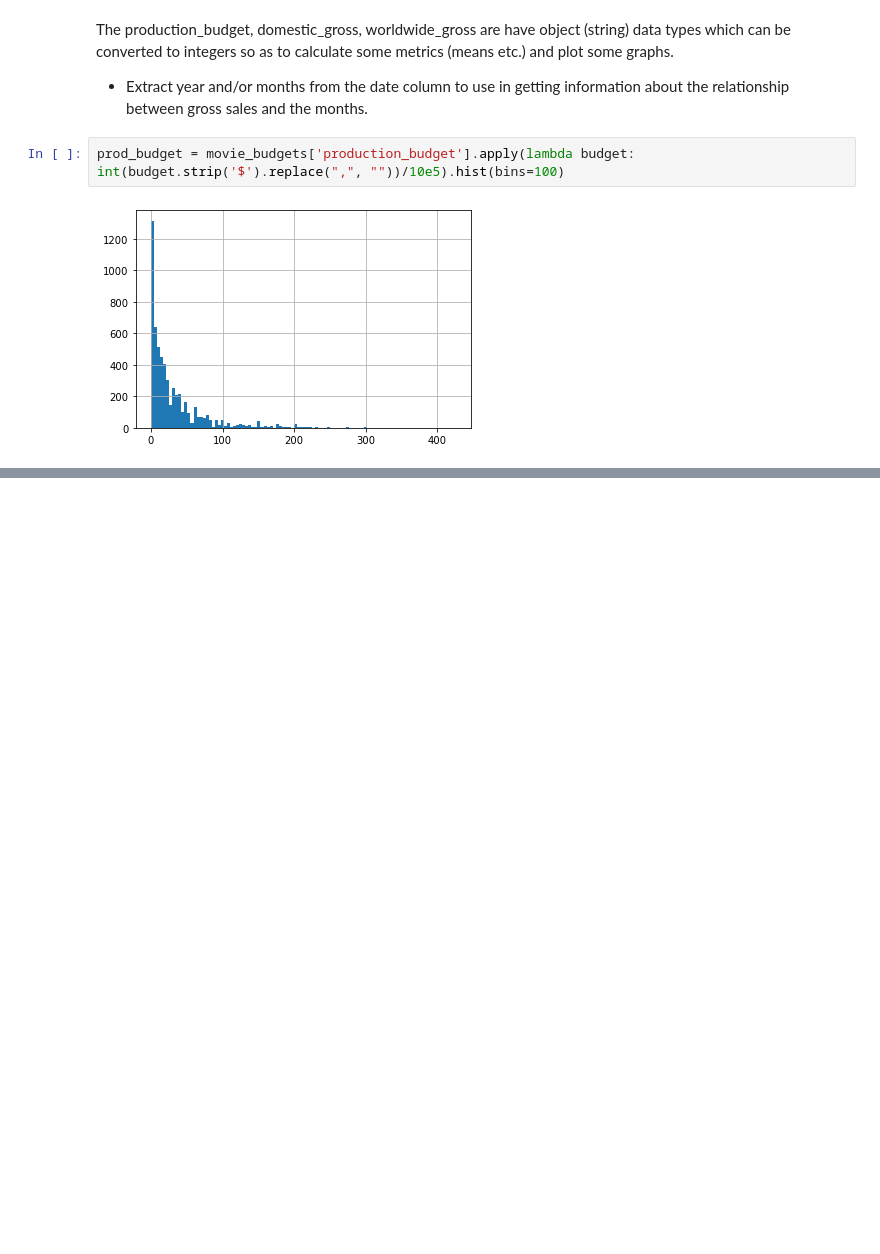
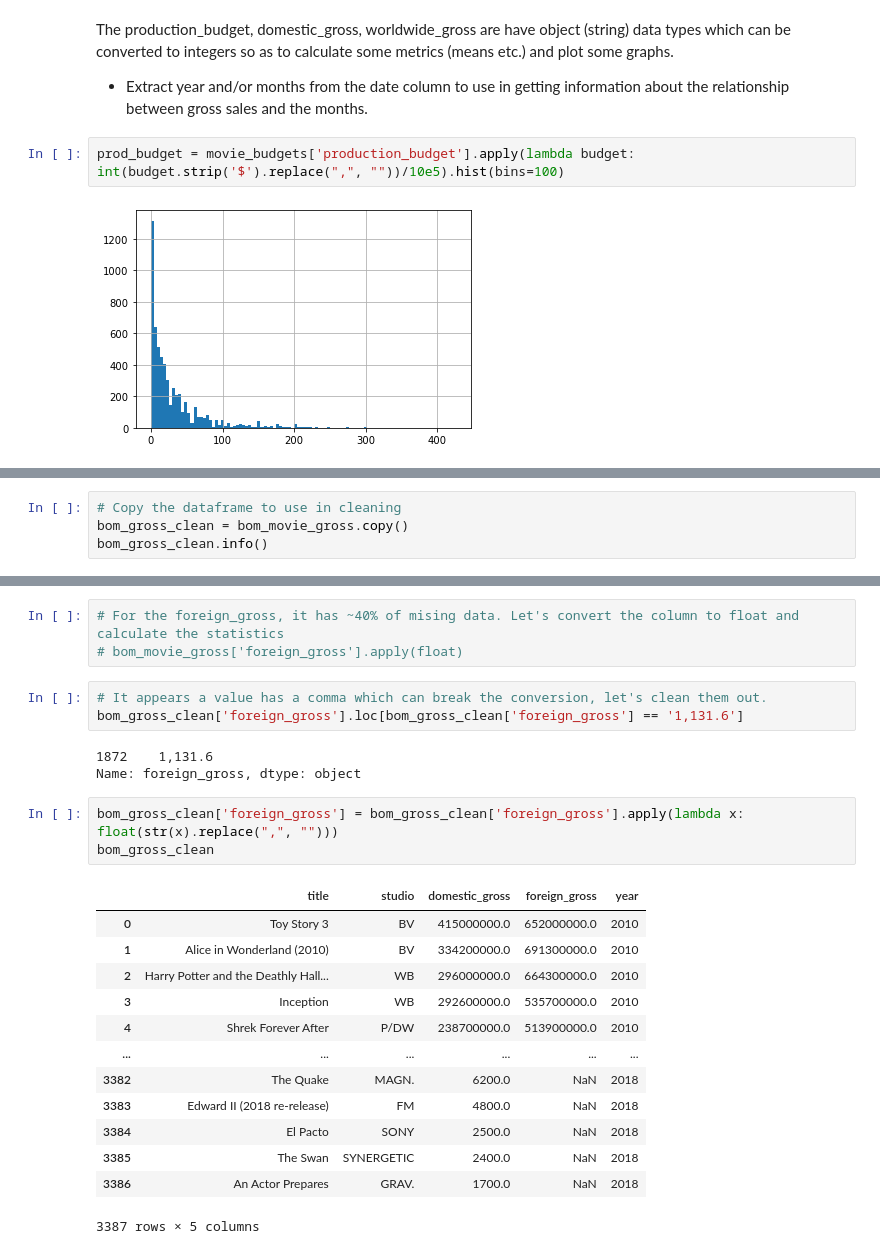
Before and after one commit to KingMaina/Microsoft-Movie-Analysis, a Jupyter notebook: student.ipynb, the cells around one changed output, grey strips where cells are left out. Drawn from its saved outputs; the diff is of its cells as text; blank space fills up the shorter version.

```diff
--- a/student.ipynb
+++ b/student.ipynb
@@ -681,0 +702,4 @@ prod_budget = movie_budgets['production_budget'].apply(lambda budget: int(budget
+# %%
+# Copy the dataframe to use in cleaning
+bom_gross_clean = bom_movie_gross.copy()
+bom_gross_clean.info()
@@ -681,0 +839,26 @@ prod_budget = movie_budgets['production_budget'].apply(lambda budget: int(budget
+# %%
+# For the foreign_gross, it has ~40% of mising data. Let's convert the column to float and calculate the statistics
+# bom_movie_gross['foreign_gross'].apply(float)
+# %%
+# It appears a value has a comma which can break the conversion, let's clean them out.
+bom_gross_clean['foreign_gross'].loc[bom_gross_clean['foreign_gross'] == '1,131.6']
+# %% [output]
+1872    1,131.6
+Name: foreign_gross, dtype: object
+# %%
+bom_gross_clean['foreign_gross'] = bom_gross_clean['foreign_gross'].apply(lambda x: float(str(x).replace(",", "")))
+bom_gross_clean
+# %% [output]
+|  | title | studio | domestic_gross | foreign_gross | year |
+| 0 | Toy Story 3 | BV | 415000000.0 | 652000000.0 | 2010 |
+| 1 | Alice in Wonderland (2010) | BV | 334200000.0 | 691300000.0 | 2010 |
+| 2 | Harry Potter and the Deathly Hall... | WB | 296000000.0 | 664300000.0 | 2010 |
+| 3 | Inception | WB | 292600000.0 | 535700000.0 | 2010 |
+| 4 | Shrek Forever After | P/DW | 238700000.0 | 513900000.0 | 2010 |
+| ... | ... | ... | ... | ... | ... |
+| 3382 | The Quake | MAGN. | 6200.0 | NaN | 2018 |
+| 3383 | Edward II (2018 re-release) | FM | 4800.0 | NaN | 2018 |
+| 3384 | El Pacto | SONY | 2500.0 | NaN | 2018 |
+| 3385 | The Swan | SYNERGETIC | 2400.0 | NaN | 2018 |
+| 3386 | An Actor Prepares | GRAV. | 1700.0 | NaN | 2018 |
+3387 rows × 5 columns
```
Also changed, not shown: parts of 32 cells of this notebook.
